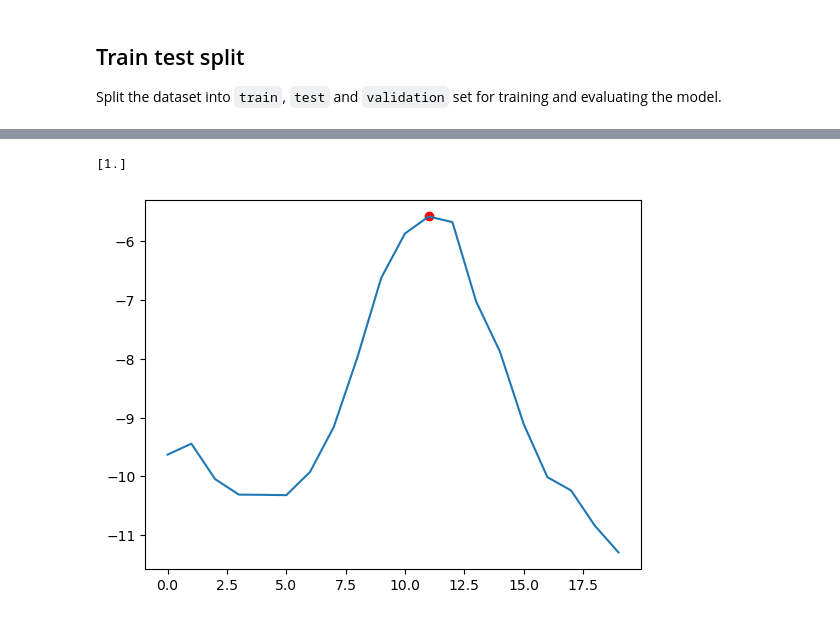
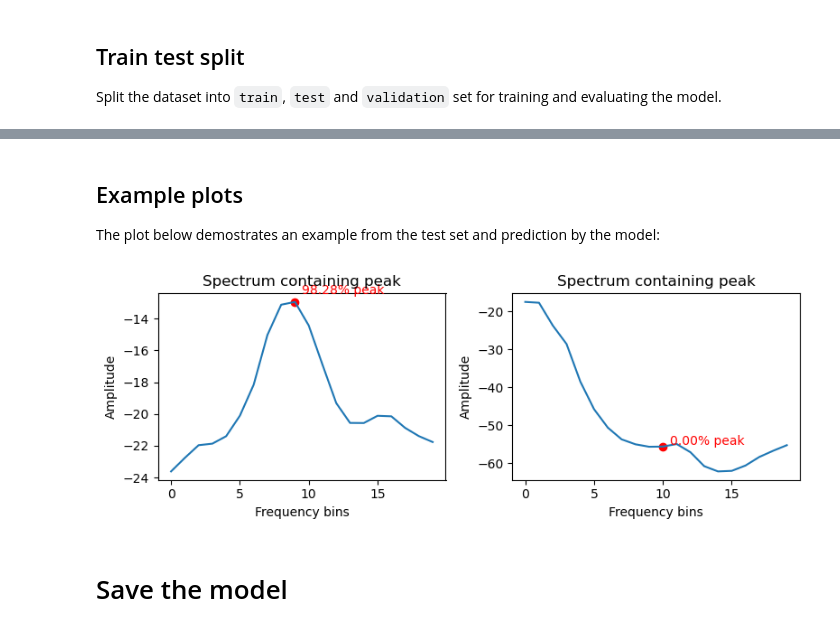
Before and after one commit to enter-opy/everest, a Jupyter notebook: train.ipynb, the cells around one changed output, grey strips where cells are left out. Saved outputs shown, nothing was run; the diff lists cells and outputs as text; code cells hidden in the pictures.

```diff
--- a/train.ipynb
+++ b/train.ipynb
@@ -126,7 +126,7 @@ plt.tight_layout()
 scaled = []
 scaled_labels = []
 
-for factor in np.arange(0, 3, step=0.1):
+for factor in np.arange(0.5, 3, step=0.1):
     for i in range(len(inputs)):
         scaled.append(inputs[i] * factor)
         scaled_labels.append(labels[i])
@@ -214,8 +216,38 @@ print(prediction[77])
+# %% [markdown]
+## Example plots
+The plot below demostrates an example from the test set and prediction by the model:<br>
 # %%
-plt.plot(X_test[62])
-plt.scatter(np.argmax(X_test[62]), max(X_test[62]), c='r')
-print(prediction[62])
+plt.figure(figsize=(8, 3))
+
+# Spectrum from the test set containing a peak
+peak_idx = np.argmax(X_test[90])
+peak_mag = X_test[90][peak_idx]
+
+plt.subplot(1, 2, 1)
+plt.title('Spectrum containing peak')
+plt.xlabel('Frequency bins')
+plt.ylabel('Amplitude')
+plt.plot(X_test[90])
+plt.scatter(peak_idx, peak_mag, c='r')
+plt.text(peak_idx + 0.5, peak_mag + 0.5, f'{prediction[90, 0] * 100:.2f}% peak', c='r')
+
+# Spectrum from the test set without a peak
+peak_idx = 10
+peak_mag = X_test[93][peak_idx]
+
+plt.subplot(1, 2, 2)
+plt.title('Spectrum containing peak')
+plt.xlabel('Frequency bins')
+plt.ylabel('Amplitude')
+plt.plot(X_test[93])
+plt.scatter(peak_idx, peak_mag, c='r')
+plt.text(peak_idx + 0.5, peak_mag + 0.5, f'{prediction[93, 0] * 100:.2f}% peak', c='r')
+
+plt.tight_layout()
+
+plt.savefig('res/plot.png')
 # %% [output]
-[1.]
-[figure, old version]
+[figure, new version]
+# %% [markdown]
+# Save the model
 # %%
```
Also changed, not shown: parts of 12 cells of this notebook, 6 other files.
